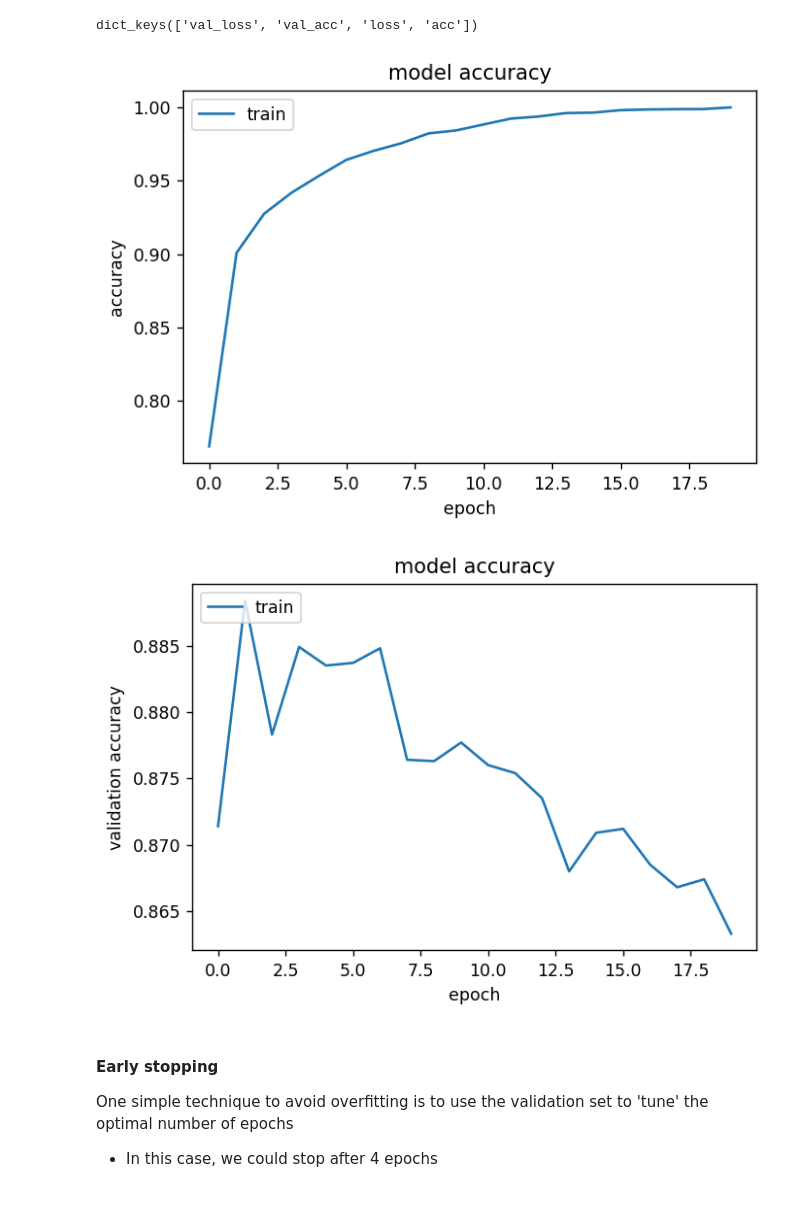
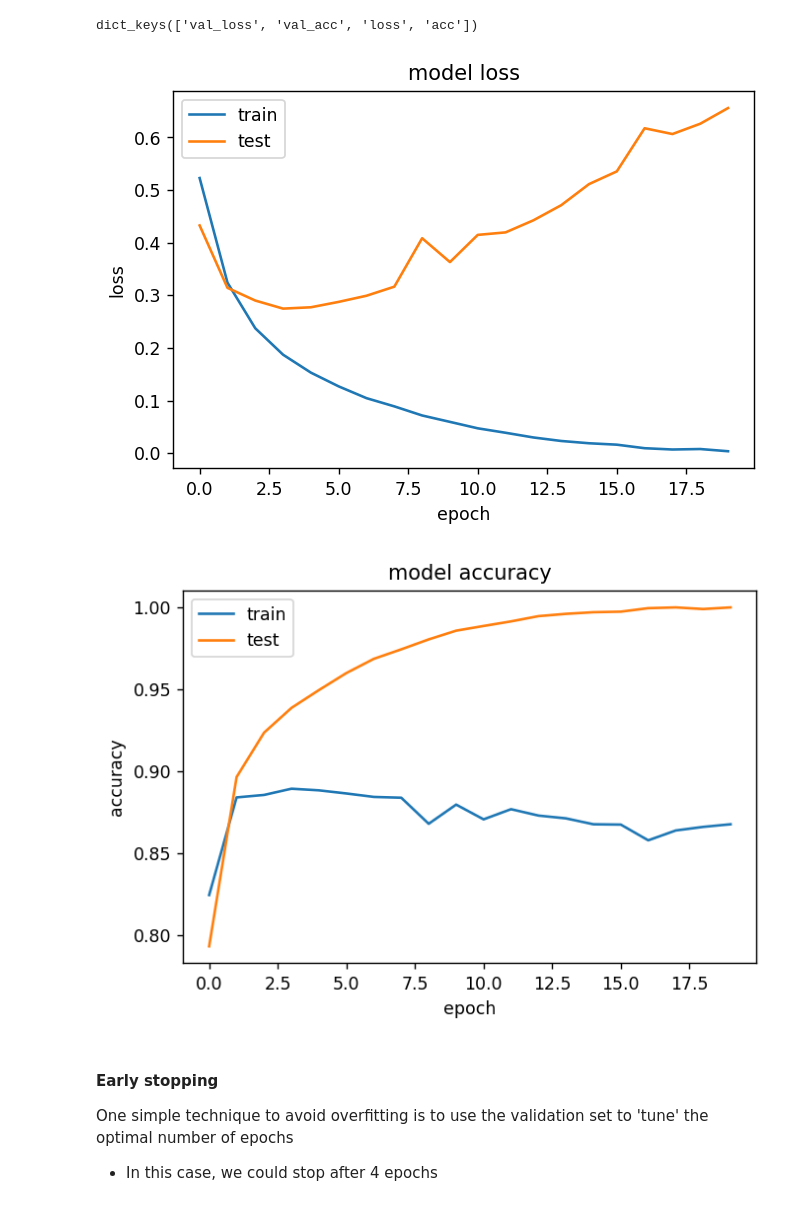
Before and after one commit to Yashmi16/EAI_Assignments, a Jupyter notebook: Week_4_Lab_Neural_Networks_in_Practice_Yashmi.ipynb, the cells around one changed output. Drawn from its saved outputs; the diff is of its cells as text; code cells hidden in the pictures.

```diff
--- a/Week_4_Lab_Neural_Networks_in_Practice_Yashmi.ipynb
+++ b/Week_4_Lab_Neural_Networks_in_Practice_Yashmi.ipynb
@@ -237,23 +268,23 @@ import matplotlib.pyplot as plt
-# %%
-## 1. Plot the training and validation loss as a function of training epoch. Describe what happens during the training in terms of under or overfitting.
-plt.plot(history.history['acc'])
-plt.title('model accuracy')
-plt.ylabel('accuracy')
-plt.xlabel('epoch')
-plt.legend(['train'], loc='upper left')
-plt.show()
-# %% [output]
-[figure, removed]
 # %%
-## 2. Plot the training and validation accuracy as a function of the training epoch.
+import matplotlib.pyplot as plt
+plt.plot(history.history['loss'])
+plt.plot(history.history['val_loss'])
+plt.title('model loss')
+plt.ylabel('loss')
+plt.xlabel('epoch')
+plt.legend(['train', 'test'], loc='upper left')
+plt.show()
+
 plt.plot(history.history['val_acc'])
+plt.plot(history.history['acc'])
 plt.title('model accuracy')
-plt.ylabel('validation accuracy')
+plt.ylabel('accuracy')
 plt.xlabel('epoch')
-plt.legend(['train'], loc='upper left')
+plt.legend(['train', 'test'], loc='upper left')
 plt.show()
 # %% [output]
-[figure, old version]
+[figure, new version]
+[figure, added]
 # %% [markdown]
 #### Early stopping
 One simple technique to avoid overfitting is to use the validation set to 'tune' the optimal number of epochs
```
Also changed, not shown: parts of 52 cells of this notebook.
